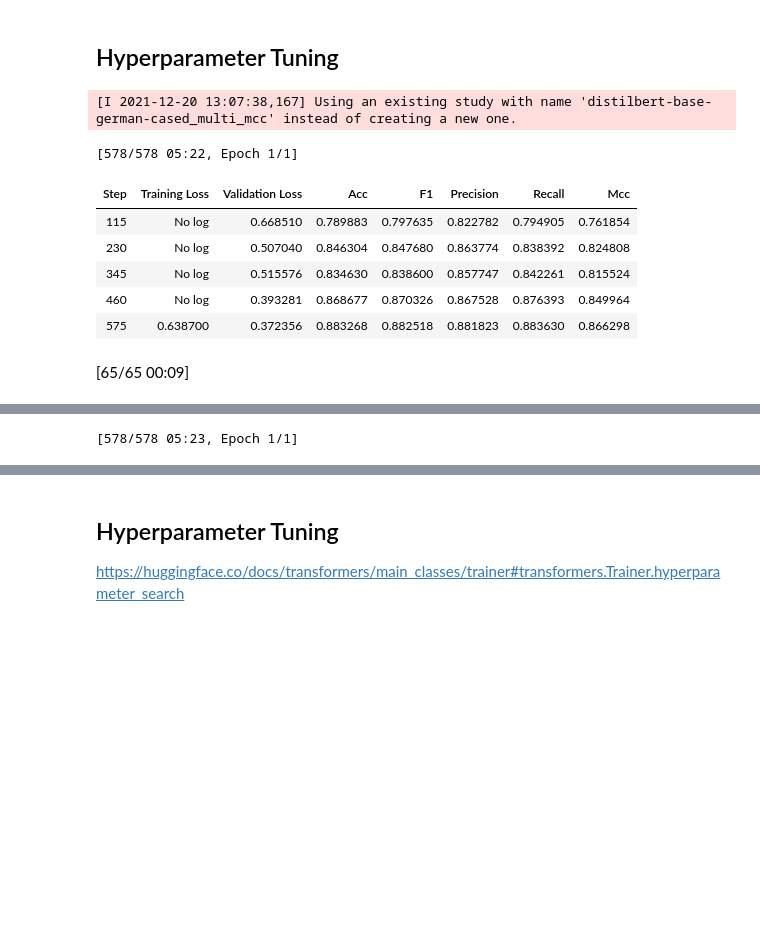
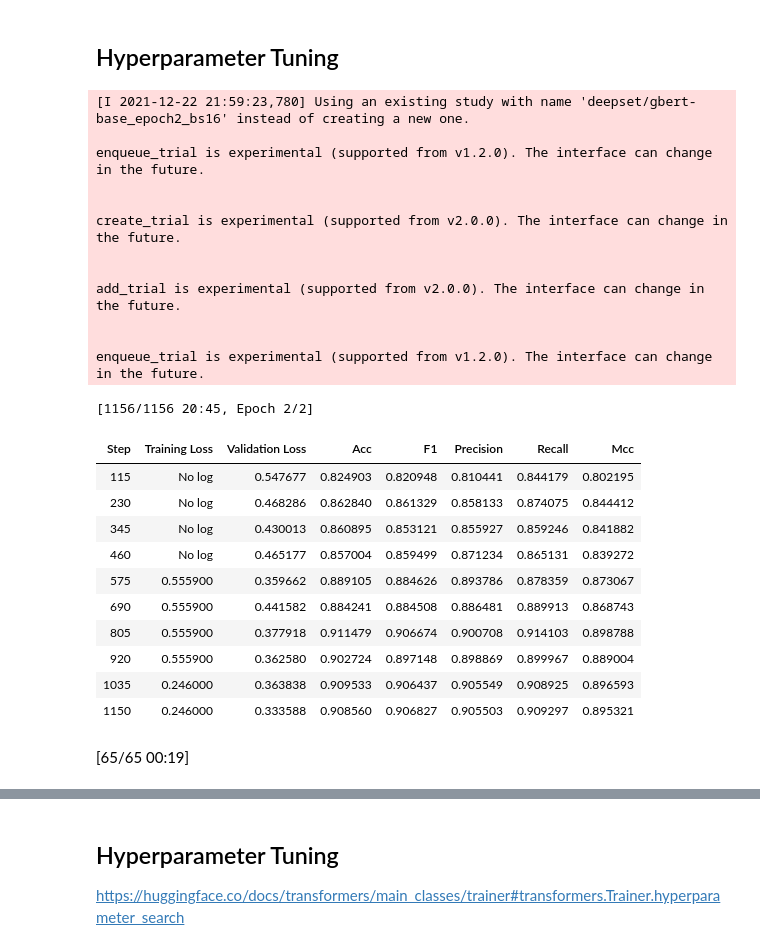
Before and after one commit to goerlitz/nlp-classification, a Jupyter notebook: notebooks/10kGNAD/colab/21c_10kGNAD_huggingface_basic_optuna.ipynb, the cells around one changed output, grey strips where cells are left out. Cells and saved outputs as stored; diff of their text form; code cells hidden in the pictures; blank space fills up the shorter version.

```diff
--- a/notebooks/10kGNAD/colab/21c_10kGNAD_huggingface_basic_optuna.ipynb
+++ b/notebooks/10kGNAD/colab/21c_10kGNAD_huggingface_basic_optuna.ipynb
@@ -19,9 +19,9 @@ Notes
 # %% [markdown]
 ## Prerequisites
 # %%
-checkpoint = "distilbert-base-german-cased"
+# checkpoint = "distilbert-base-german-cased"
 
-# checkpoint = "deepset/gbert-base"
+checkpoint = "deepset/gbert-base"
 
 # checkpoint = "deepset/gelectra-base"
 
@@ -210,15 +234,16 @@ def hp_space(trial: optuna.Trial):
     To be used in :obj:`Trainer.hyperparameter_search`."""
     return {
         "learning_rate": trial.suggest_float("learning_rate", 1e-5, 1e-4, log=True),
-        "num_train_epochs": trial.suggest_categorical("num_train_epochs", [1]),
-        "per_device_train_batch_size": trial.suggest_categorical("per_device_train_batch_size", [16, 32]),
+        "num_train_epochs": trial.suggest_categorical("num_train_epochs", [2]),
+        "per_device_train_batch_size": trial.suggest_categorical("per_device_train_batch_size", [16]),
         "weight_decay": trial.suggest_float("weight_decay", 1e-3, 1e-2, log=True),
-        # "label_smoothing_factor": trial.suggest_float("label_smoothing_factor", 0.0, 0.1),
+        "label_smoothing_factor": trial.suggest_float("label_smoothing_factor", 0.0, 0.1),
     }
 
 best_model_dir = "best_model_trainer"
 
-def callback(study, trial):
+def best_model_callback(study, trial):
+    """Save the model from a best trial"""
     for t in study.best_trials:
         if t.number == trial.number:
             print("This is a new besttrial", trial.number)
@@ -234,7 +259,7 @@ def train(trial: optuna.Trial):
     bs = hp["per_device_train_batch_size"]
     epochs = hp["num_train_epochs"]
     weight_decay = hp["weight_decay"]
-    # label_smoothing_factor = hp["label_smoothing_factor"]
+    label_smoothing_factor = hp["label_smoothing_factor"]
 
     eval_rounds_per_epoch = 5
     eval_steps = gnad10k["train"].num_rows / bs // eval_rounds_per_epoch
@@ -259,7 +284,7 @@ def train(trial: optuna.Trial):
         per_device_train_batch_size=bs,
         per_device_eval_batch_size=bs,
         weight_decay=weight_decay,
-        # label_smoothing_factor=label_smoothing_factor,
+        label_smoothing_factor=label_smoothing_factor,
 
         # fp16=True,  # fp16 is disabled on Tesla P100 by pytorch
     )
@@ -272,43 +297,79 @@ def train(trial: optuna.Trial):
         tokenizer=tokenizer,
         data_collator=data_collator,
         compute_metrics=compute_metrics,
+        # callbacks=[TrialPruningCallback(trial)]
     )
 
     # train model and save best model from evaluations
     # needs 'load_best_model_at_end=True'
     trainer.train()
     trainer.save_model(f"{project_name}/{best_model_dir}")
 
     result = trainer.evaluate(eval_dataset=tokenized_gnad10k["test"])
 
     # store eval metrics in trial
     for key in result.keys():
         if key != "epoch":
             trial.set_user_attr(key, result[key])
 
-    return result["eval_loss"], result["eval_mcc"]
+    return result["eval_loss"]#, result["eval_mcc"]
 
 
 db_path = "/content/gdrive/My Drive/Colab Notebooks/nlp-classification/"
 db_name = "10kgnad_optuna"
-study_name = checkpoint + "_multi_mcc"
+# study_name = checkpoint + "_multi_epoch234"
+study_name = checkpoint + "_epoch2_bs16"
 
 # multi objective study
 # https://optuna.readthedocs.io/en/stable/tutorial/20_recipes/002_multi_objective.html#sphx-glr-tutorial-20-recipes-002-multi-objective-py
 study = optuna.create_study(study_name=study_name,
-                            directions=["minimize", "maximize"],
+                            # directions=["minimize", "maximize"],
+                            directions=["minimize"],
                             storage=f"sqlite:///{db_path}{db_name}.db",
                             load_if_exists=True,)
-study.optimize(train, n_trials=70, callbacks=[callback])
 
-study.best_params
+# give some hyperparameters that are presumably good
+study.enqueue_trial(
+    {
+        "learning_rate": 8e-5,
+        "weight_decay": 1e-3,
+        "label_smoothing_factor": 0.0,
+    }
+)
+study.enqueue_trial(
+    {
+        "learning_rate": 7e-5,
+        "weight_decay": 1e-3,
+        "label_smoothing_factor": 1e-5,
+    }
+)
+
+study.optimize(train, n_trials=100, callbacks=[best_model_callback])
+
+# study.best_params
 # %% [output]
-[I 2021-12-20 13:07:38,167] Using an existing study with name 'distilbert-base-german-cased_multi_mcc' instead of creating a new one.
+[I 2021-12-22 21:59:23,780] Using an existing study with name 'deepset/gbert-base_epoch2_bs16' instead of creating a new one.
+
+enqueue_trial is experimental (supported from v1.2.0). The interface can change in the future.
+
+
+create_trial is experimental (supported from v2.0.0). The interface can change in the future.
+
+
+add_trial is experimental (supported from v2.0.0). The interface can change in the future.
+
+
+enqueue_trial is experimental (supported from v1.2.0). The interface can change in the future.
-[578/578 05:22, Epoch 1/1]
+[1156/1156 20:45, Epoch 2/2]
 | Step | Training Loss | Validation Loss | Acc | F1 | Precision | Recall | Mcc |
-| 115 | No log | 0.668510 | 0.789883 | 0.797635 | 0.822782 | 0.794905 | 0.761854 |
-| 230 | No log | 0.507040 | 0.846304 | 0.847680 | 0.863774 | 0.838392 | 0.824808 |
-| 345 | No log | 0.515576 | 0.834630 | 0.838600 | 0.857747 | 0.842261 | 0.815524 |
-| 460 | No log | 0.393281 | 0.868677 | 0.870326 | 0.867528 | 0.876393 | 0.849964 |
-| 575 | 0.638700 | 0.372356 | 0.883268 | 0.882518 | 0.881823 | 0.883630 | 0.866298 |
+| 115 | No log | 0.547677 | 0.824903 | 0.820948 | 0.810441 | 0.844179 | 0.802195 |
+| 230 | No log | 0.468286 | 0.862840 | 0.861329 | 0.858133 | 0.874075 | 0.844412 |
+| 345 | No log | 0.430013 | 0.860895 | 0.853121 | 0.855927 | 0.859246 | 0.841882 |
+| 460 | No log | 0.465177 | 0.857004 | 0.859499 | 0.871234 | 0.865131 | 0.839272 |
+| 575 | 0.555900 | 0.359662 | 0.889105 | 0.884626 | 0.893786 | 0.878359 | 0.873067 |
+| 690 | 0.555900 | 0.441582 | 0.884241 | 0.884508 | 0.886481 | 0.889913 | 0.868743 |
+| 805 | 0.555900 | 0.377918 | 0.911479 | 0.906674 | 0.900708 | 0.914103 | 0.898788 |
+| 920 | 0.555900 | 0.362580 | 0.902724 | 0.897148 | 0.898869 | 0.899967 | 0.889004 |
+| 1035 | 0.246000 | 0.363838 | 0.909533 | 0.906437 | 0.905549 | 0.908925 | 0.896593 |
+| 1150 | 0.246000 | 0.333588 | 0.908560 | 0.906827 | 0.905503 | 0.909297 | 0.895321 |
-[65/65 00:09]
+[65/65 00:19]
@@ -317,2 +378 @@ This is a new besttrial 1
-[578/578 05:23, Epoch 1/1]
 | Step | Training Loss | Validation Loss | Acc | F1 | Precision | Recall | Mcc |
```
Also changed, not shown: parts of 5 cells of this notebook.
